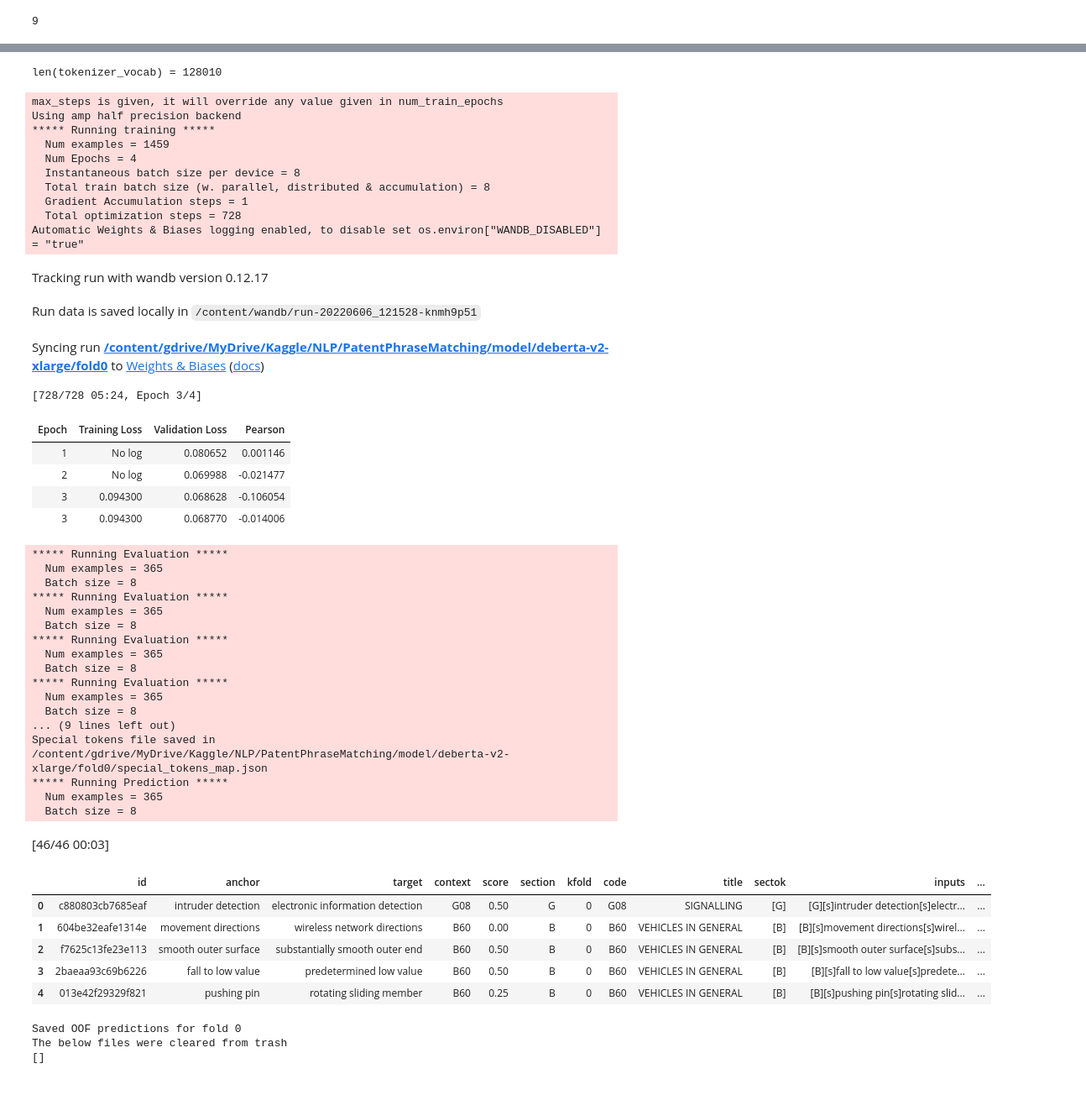
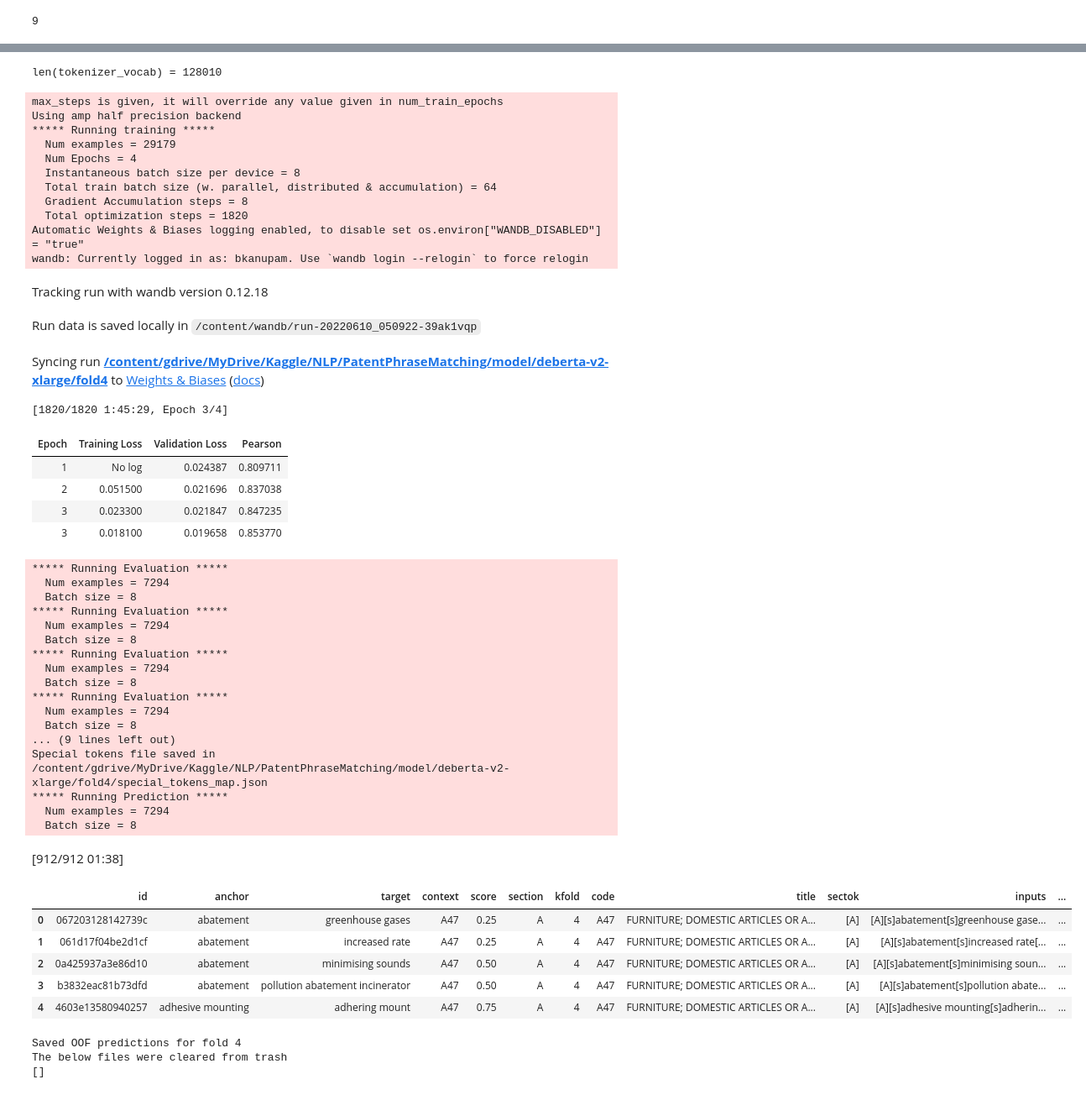
Before and after one commit to bk-anupam/KaggleChallenges, a Jupyter notebook: NLP/PatentPhraseMatching/USPPPM_train_deberta_v2_xlarge.ipynb, the cells around one changed output, grey strips where cells are left out. Shown at 84% size. Saved outputs shown, nothing was run; the diff lists cells and outputs as text; code cells hidden in the pictures.

```diff
--- a/NLP/PatentPhraseMatching/USPPPM_train_deberta_v2_xlarge.ipynb
+++ b/NLP/PatentPhraseMatching/USPPPM_train_deberta_v2_xlarge.ipynb
@@ -93,9 +93,9 @@ class WandbConfig:
 
 class TrainingArgs:
     weight_decay = 0.01
-    learning_rate = 3e-5
+    learning_rate = 7e-6
     warmup_ratio = 0.1
-    gradient_accumulation_steps = 1
+    gradient_accumulation_steps = 8
     fp16 = True
     lr_scheduler_type = "linear"
     # Number of checkpoints to save for each model
@@ -116,13 +116,13 @@ class Config:
     BATCH_SIZE = 8
     NUM_LABELS = 1
     NUM_FOLDS = 5
-    RUN_ALL_FOLDS = False
+    RUN_ALL_FOLDS = True
     NUM_EPOCHS = 4
     NUM_WORKERS = mp.cpu_count()
     TRANSFORMER_CHECKPOINT = "microsoft/deberta-v2-xlarge"
     DEVICE = torch.device('cuda' if torch.cuda.is_available() else 'cpu')
     SUBSET_ROWS_FRAC = 0.05
-    TRAIN_ON_SUBSET = True
+    TRAIN_ON_SUBSET = False
     RANDOM_SEED = 42
     ADAM_BITS = 8
 
@@ -388,7 +395,7 @@ import gc
 
 df_val_preds = pd.DataFrame()
 tok_vocab = tokenizer.get_vocab()
-for fold in range(Config.NUM_FOLDS):
+for fold in [4]: #range(Config.NUM_FOLDS):
     fold_str = f"fold{fold}"
     print(f"Running training for {Config.MODEL_NAME} {fold_str}")
     df_train_fold, df_val_fold, ds_train, ds_val = get_fold_dls(fold, df_train)
@@ -432,7 +439,7 @@ for fold in range(Config.NUM_FOLDS):
     df_val_preds = pd.concat([df_val_preds, df_val_fold], axis=0)
     # export the oof predictions to csv for later use in stacking
     if Config.RUNTIME != "KAGGLE":
-        df_val_preds.to_csv(Config.VAL_PREDS_PATH + f"df_train_oof_preds_{Config.MODEL_NAME}.csv")
+        df_val_preds.to_csv(Config.VAL_PREDS_PATH + f"df_train_oof_preds_{Config.MODEL_NAME}_{fold_str}.csv")
     else:
         df_val_preds.to_csv("/kaggle/working/df_train_oof_preds.csv")
     print(f"Saved OOF predictions for fold {fold}")
@@ -452,49 +459,50 @@ Some weights of DebertaV2ForSequenceClassification were not initialized from the
 You should probably TRAIN this model on a down-stream task to be able to use it for predictions and inference.
 len(tokenizer_vocab) = 128010
 max_steps is given, it will override any value given in num_train_epochs
 Using amp half precision backend
 ***** Running training *****
-  Num examples = 1459
+  Num examples = 29179
   Num Epochs = 4
   Instantaneous batch size per device = 8
-  Total train batch size (w. parallel, distributed & accumulation) = 8
-  Gradient Accumulation steps = 1
-  Total optimization steps = 728
+  Total train batch size (w. parallel, distributed & accumulation) = 64
+  Gradient Accumulation steps = 8
+  Total optimization steps = 1820
 Automatic Weights & Biases logging enabled, to disable set os.environ["WANDB_DISABLED"] = "true"
+wandb: Currently logged in as: bkanupam. Use `wandb login --relogin` to force relogin
-Tracking run with wandb version 0.12.17
+Tracking run with wandb version 0.12.18
-Run data is saved locally in /content/wandb/run-20220606_121528-knmh9p51
+Run data is saved locally in /content/wandb/run-20220610_050922-39ak1vqp
-Syncing run /content/gdrive/MyDrive/Kaggle/NLP/PatentPhraseMatching/model/deberta-v2-xlarge/fold0 to Weights & Biases (docs)
+Syncing run /content/gdrive/MyDrive/Kaggle/NLP/PatentPhraseMatching/model/deberta-v2-xlarge/fold4 to Weights & Biases (docs)
-[728/728 05:24, Epoch 3/4]
+[1820/1820 1:45:29, Epoch 3/4]
 | Epoch | Training Loss | Validation Loss | Pearson |
-| 1 | No log | 0.080652 | 0.001146 |
-| 2 | No log | 0.069988 | -0.021477 |
-| 3 | 0.094300 | 0.068628 | -0.106054 |
-| 3 | 0.094300 | 0.068770 | -0.014006 |
+| 1 | No log | 0.024387 | 0.809711 |
+| 2 | 0.051500 | 0.021696 | 0.837038 |
+| 3 | 0.023300 | 0.021847 | 0.847235 |
+| 3 | 0.018100 | 0.019658 | 0.853770 |
 ***** Running Evaluation *****
-  Num examples = 365
+  Num examples = 7294
   Batch size = 8
 ***** Running Evaluation *****
-  Num examples = 365
+  Num examples = 7294
   Batch size = 8
 ***** Running Evaluation *****
-  Num examples = 365
+  Num examples = 7294
   Batch size = 8
 ***** Running Evaluation *****
-  Num examples = 365
+  Num examples = 7294
   Batch size = 8
 ... (9 lines left out)
-Special tokens file saved in /content/gdrive/MyDrive/Kaggle/NLP/PatentPhraseMatching/model/deberta-v2-xlarge/fold0/special_tokens_map.json
+Special tokens file saved in /content/gdrive/MyDrive/Kaggle/NLP/PatentPhraseMatching/model/deberta-v2-xlarge/fold4/special_tokens_map.json
 ***** Running Prediction *****
-  Num examples = 365
+  Num examples = 7294
   Batch size = 8
-[46/46 00:03]
+[912/912 01:38]
 |  | id | anchor | target | context | score | section | kfold | code | title | sectok | inputs | ... |
-| 0 | c880803cb7685eaf | intruder detection | electronic information detection | G08 | 0.50 | G | 0 | G08 | SIGNALLING | [G] | [G][s]intruder detection[s]electr... | ... |
-| 1 | 604be32eafe1314e | movement directions | wireless network directions | B60 | 0.00 | B | 0 | B60 | VEHICLES IN GENERAL | [B] | [B][s]movement directions[s]wirel... | ... |
-| 2 | f7625c13fe23e113 | smooth outer surface | substantially smooth outer end | B60 | 0.50 | B | 0 | B60 | VEHICLES IN GENERAL | [B] | [B][s]smooth outer surface[s]subs... | ... |
-| 3 | 2baeaa93c69b6226 | fall to low value | predetermined low value | B60 | 0.50 | B | 0 | B60 | VEHICLES IN GENERAL | [B] | [B][s]fall to low value[s]predete... | ... |
-| 4 | 013e42f29329f821 | pushing pin | rotating sliding member | B60 | 0.25 | B | 0 | B60 | VEHICLES IN GENERAL | [B] | [B][s]pushing pin[s]rotating slid... | ... |
+| 0 | 067203128142739c | abatement | greenhouse gases | A47 | 0.25 | A | 4 | A47 | FURNITURE; DOMESTIC ARTICLES OR A... | [A] | [A][s]abatement[s]greenhouse gase... | ... |
+| 1 | 061d17f04be2d1cf | abatement | increased rate | A47 | 0.25 | A | 4 | A47 | FURNITURE; DOMESTIC ARTICLES OR A... | [A] | [A][s]abatement[s]increased rate[... | ... |
+| 2 | 0a425937a3e86d10 | abatement | minimising sounds | A47 | 0.50 | A | 4 | A47 | FURNITURE; DOMESTIC ARTICLES OR A... | [A] | [A][s]abatement[s]minimising soun... | ... |
+| 3 | b3832eac81b73dfd | abatement | pollution abatement incinerator | A47 | 0.50 | A | 4 | A47 | FURNITURE; DOMESTIC ARTICLES OR A... | [A] | [A][s]abatement[s]pollution abate... | ... |
+| 4 | 4603e13580940257 | adhesive mounting | adhering mount | A47 | 0.75 | A | 4 | A47 | FURNITURE; DOMESTIC ARTICLES OR A... | [A] | [A][s]adhesive mounting[s]adherin... | ... |
-Saved OOF predictions for fold 0
+Saved OOF predictions for fold 4
 The below files were cleared from trash
 []
 # %%
```
Also changed, not shown: parts of 13 cells of this notebook, 5 other files.
